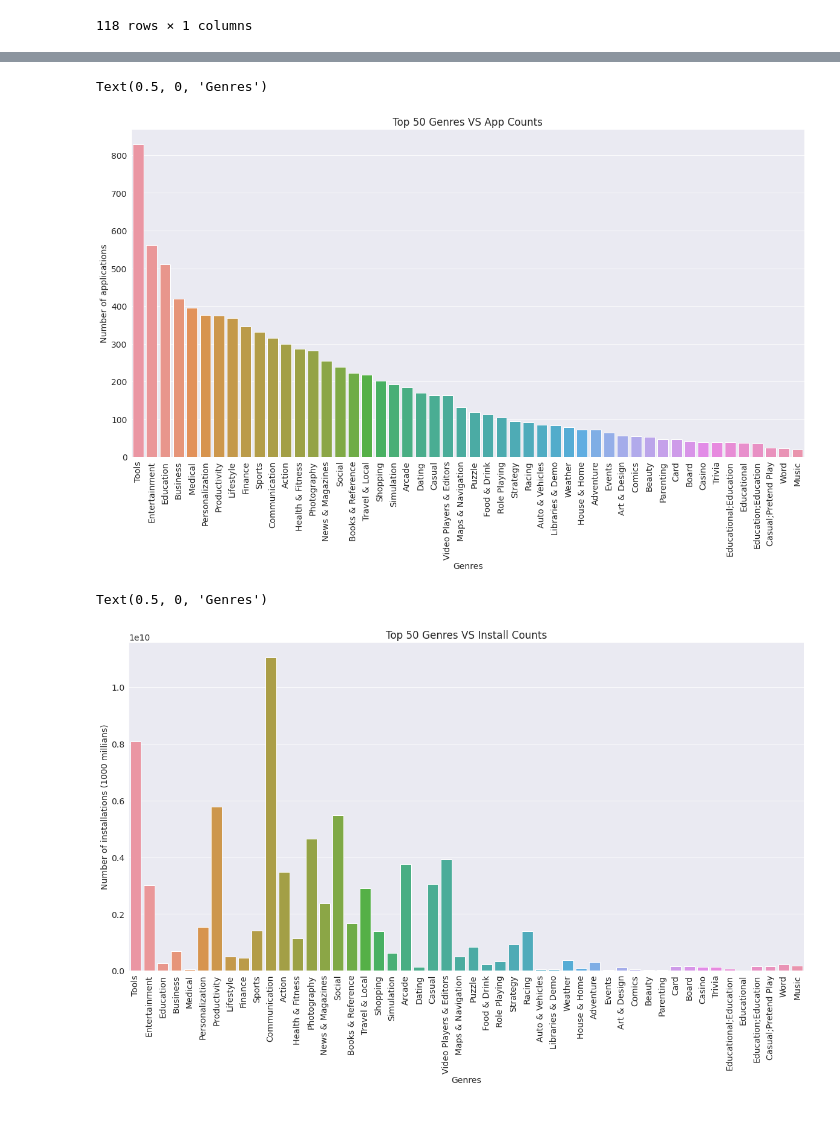
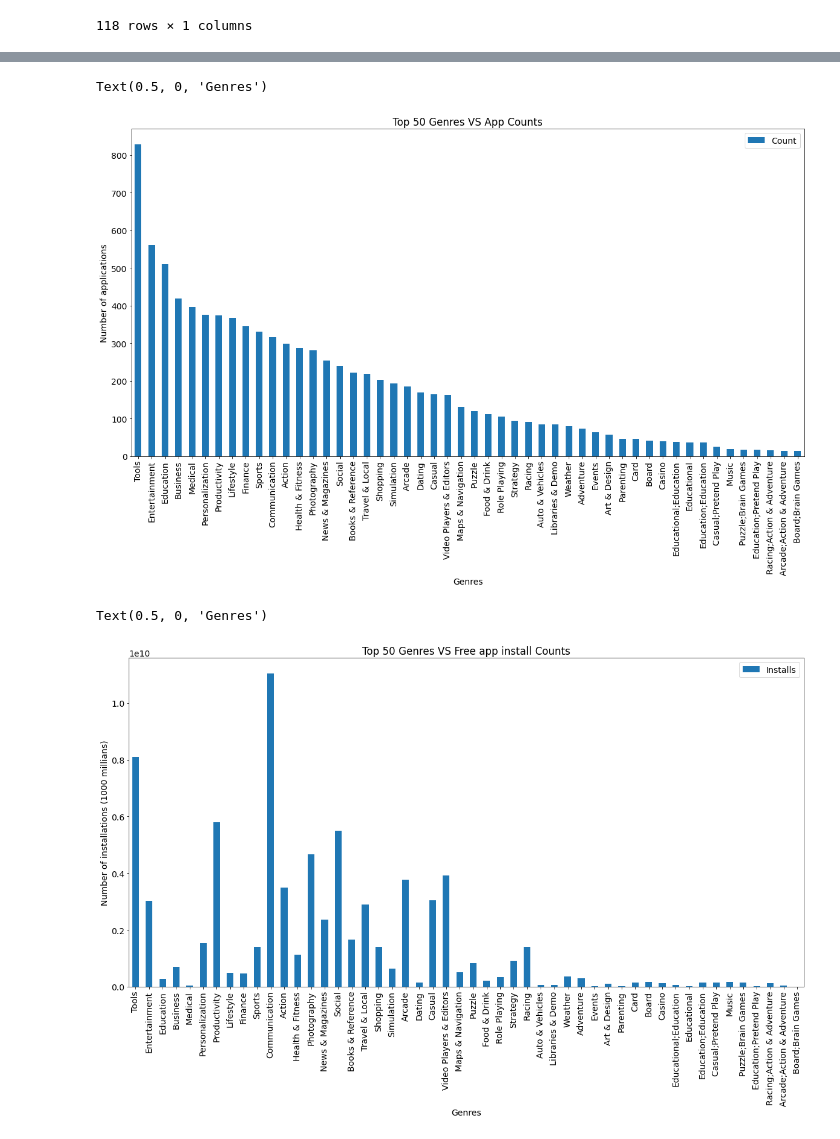
Before and after one commit to HariTarz/Play-Store-App-Review-Analysis, a Jupyter notebook: Play_Store_App_Review_Analysis_Capstone_Project.ipynb, the cells around one changed output, grey strips where cells are left out. Drawn from its saved outputs; the diff is of its cells as text; code cells hidden in the pictures.

```diff
--- a/Play_Store_App_Review_Analysis_Capstone_Project.ipynb
+++ b/Play_Store_App_Review_Analysis_Capstone_Project.ipynb
@@ -138,0 +104,2 @@ Index(['App', 'Category', 'Rating', 'Reviews', 'Size', 'Installs', 'Type',
+# %%
+playstore_df.drop(playstore_df[playstore_df['Type']!='Free'][playstore_df[playstore_df['Type']!='Free']['Price']=='0'].index, inplace=True)
@@ -252,9 +276,12 @@ genres_ratings
 | Weather | 4.243056 |
 | Word | 4.318182 |
 118 rows × 1 columns
+# %%
+paid_apps_installs = playstore_df[playstore_df['Price']!= 0].groupby(['Genres'])[['Installs']].sum().rename(columns={'Installs':'Paid_app_installs'})
 # %%
 top_genres_installs = pd.merge(top_genres, genres_installs, on='Genres')
-top_genres_installs_ratings = pd.merge(top_genres_installs, genres_ratings, on='Genres')
-top_50_genres = top_genres_installs_ratings.head(50)
+top_genres_apps_installs = pd.merge(top_genres_installs, paid_apps_installs, on='Genres')
+top_genres_apps_installs_ratings = pd.merge(top_genres_apps_installs, genres_ratings, on='Genres')
+top_50_genres = top_genres_apps_installs_ratings.head(50)
 top_50_genres
 # %% [output]
@@ -278,5 +305,5 @@ top_50_genres
 # %%
-sns.barplot(top_50_genres.Genres, top_50_genres.Count)
+top_50_genres[['Genres','Count']].set_index('Genres').plot(kind='bar')
 plt.rcParams['figure.figsize'] = (20, 10)
 plt.rc('font', size=14)
 plt.xticks(rotation=90)
@@ -285,15 +312,15 @@ plt.ylabel('Number of applications')
 plt.xlabel('Genres')
 # %% [output]
 Text(0.5, 0, 'Genres')
-[figure, old version]
+[figure, new version]
 # %%
-sns.barplot(top_50_genres.Genres, top_50_genres.Installs )
+top_50_genres[['Genres','Installs']].set_index('Genres').plot(kind='bar')
 plt.rcParams['figure.figsize'] = (20, 10)
 plt.rc('font', size=14)
 plt.xticks(rotation=90)
-plt.title('Top 50 Genres VS Install Counts')
+plt.title('Top 50 Genres VS Free app install Counts')
 plt.ylabel('Number of installations (1000 millians)')
 plt.xlabel('Genres')
 # %% [output]
 Text(0.5, 0, 'Genres')
-[figure, old version]
+[figure, new version]
```
Also changed, not shown: parts of 18 cells of this notebook.
